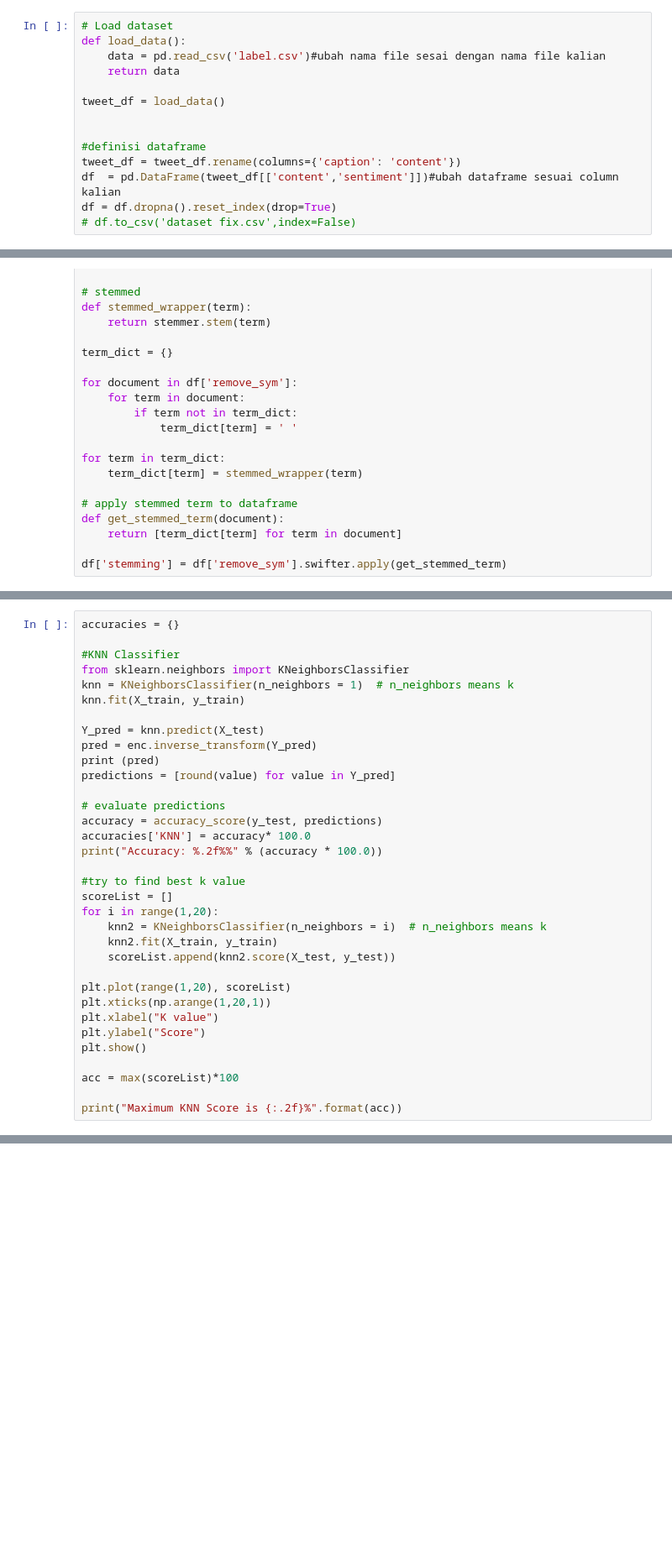
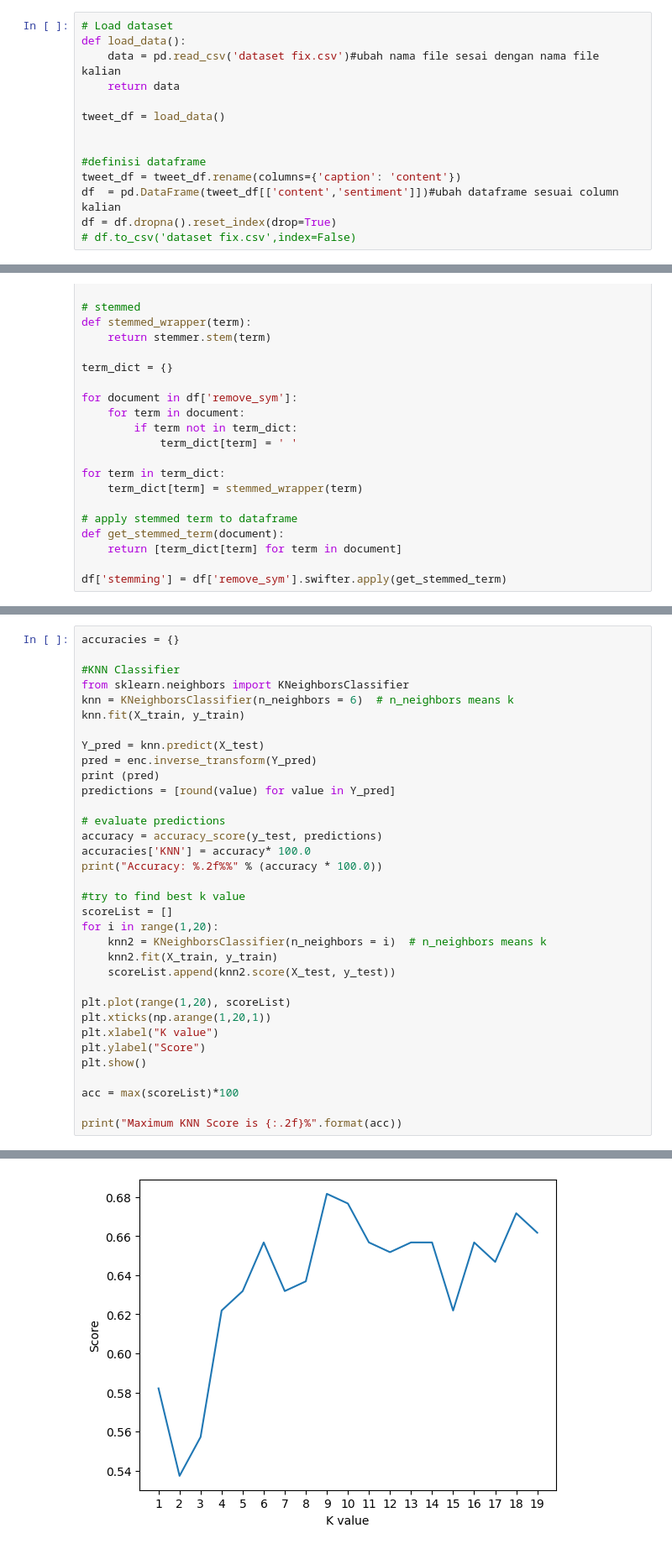
Before and after one commit to Shortfire13/Analytic-KNN, a Jupyter notebook: Pre.ipynb, the cells around one changed output, grey strips where cells are left out. Shown at 84% size. Drawn from its saved outputs; the diff is of its cells as text; blank space fills up the shorter version.

```diff
--- a/Pre.ipynb
+++ b/Pre.ipynb
@@ -39,7 +39,7 @@ from sklearn.preprocessing import LabelEncoder
 # %%
 # Load dataset
 def load_data():
-    data = pd.read_csv('label.csv')#ubah nama file sesai dengan nama file kalian
+    data = pd.read_csv('dataset fix.csv')#ubah nama file sesai dengan nama file kalian
     return data
 
 tweet_df = load_data()
@@ -233,7 +276,7 @@ accuracies = {}
 
 #KNN Classifier
 from sklearn.neighbors import KNeighborsClassifier
-knn = KNeighborsClassifier(n_neighbors = 1)  # n_neighbors means k
+knn = KNeighborsClassifier(n_neighbors = 6)  # n_neighbors means k
 knn.fit(X_train, y_train)
 
 Y_pred = knn.predict(X_test)
@@ -262,3 +305,4 @@ plt.show()
 acc = max(scoreList)*100
 
 print("Maximum KNN Score is {:.2f}%".format(acc))
+# %% [output]
@@ -264,0 +322 @@ print("Maximum KNN Score is {:.2f}%".format(acc))
+[figure, added]
```
Also changed, not shown: parts of 5 cells of this notebook, 14 other files.
